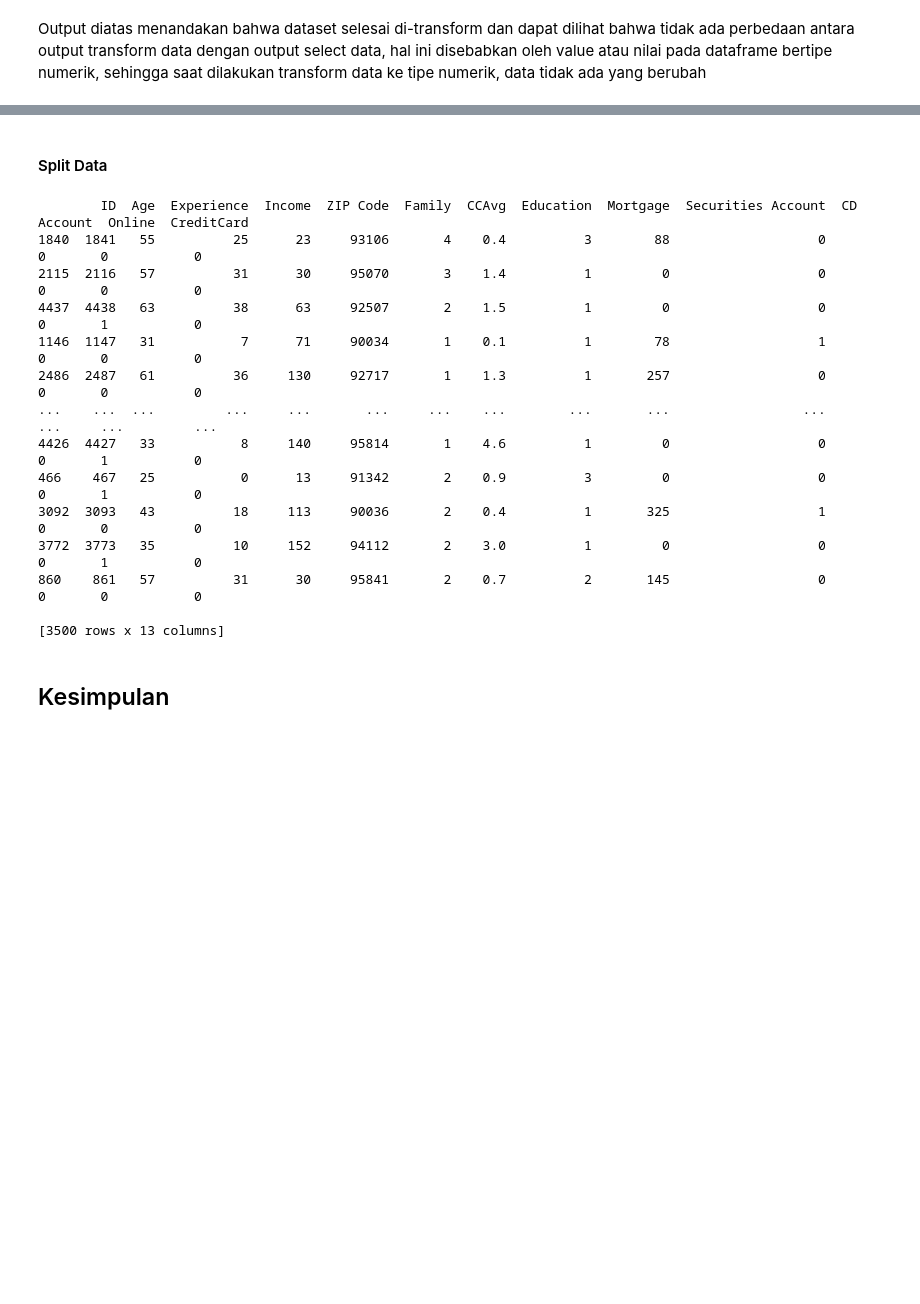
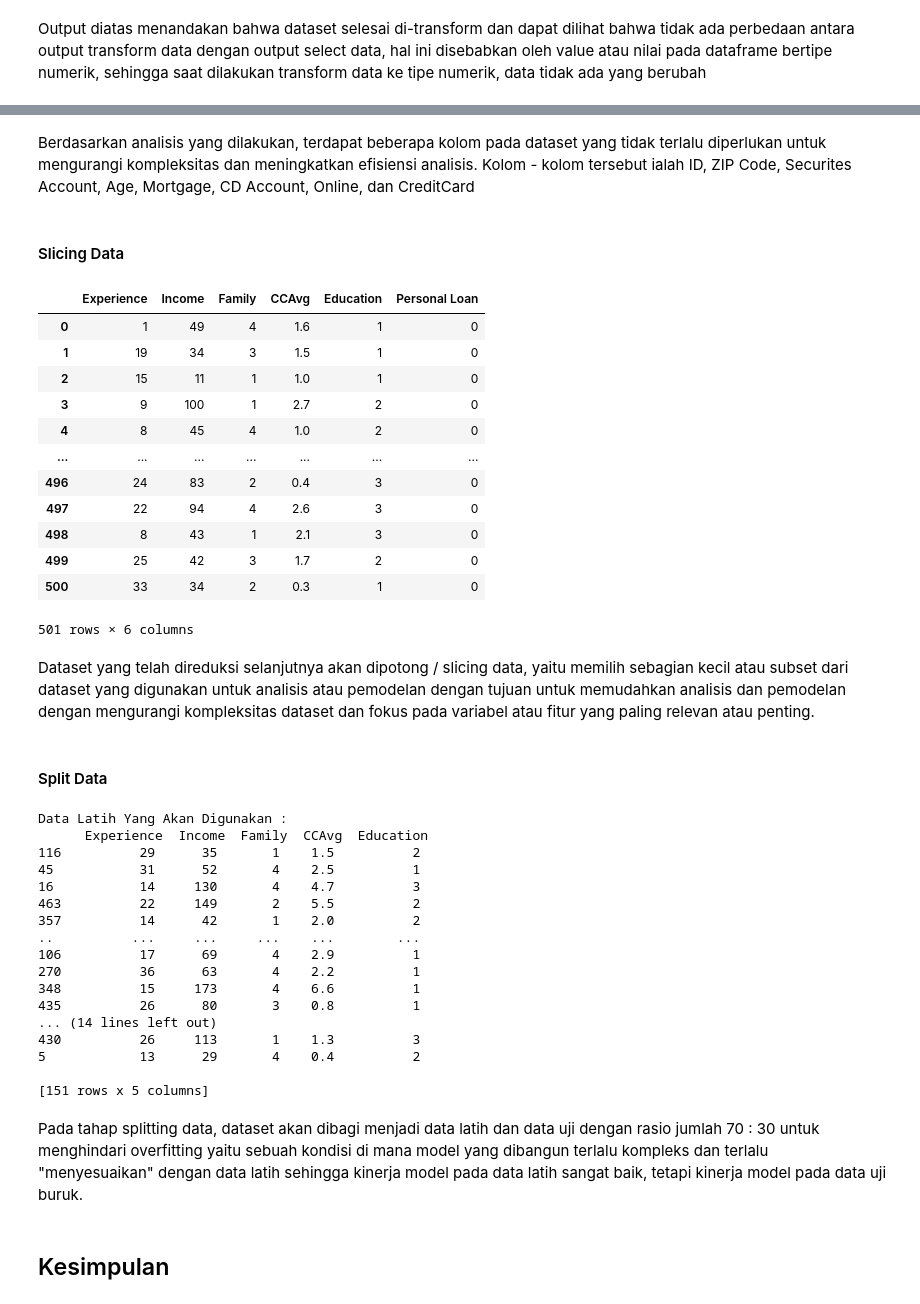
Before and after one commit to Daivageralda/posttest2-datamining, a Jupyter notebook: 2109116038_Post_Test_2_Raihan_Daiva_Geralda.ipynb, the cells around one changed output, grey strips where cells are left out. Drawn from its saved outputs; the diff is of its cells as text; code cells hidden in the pictures; blank space fills up the shorter version.

```diff
--- a/2109116038_Post_Test_2_Raihan_Daiva_Geralda.ipynb
+++ b/2109116038_Post_Test_2_Raihan_Daiva_Geralda.ipynb
@@ -588,26 +609,55 @@ Output diatas menandakan bahwa dataset selesai di-transform dan dapat dilihat ba
+# %% [markdown]
+Berdasarkan analisis yang dilakukan, terdapat beberapa kolom pada dataset yang tidak terlalu diperlukan untuk mengurangi kompleksitas dan meningkatkan efisiensi analisis. Kolom - kolom tersebut ialah ID, ZIP Code, Securites Account, Age, Mortgage, CD Account, Online, dan CreditCard
+# %% [markdown]
+#### Slicing Data
+# %%
+data = data.iloc[0:501,:]
+data
+# %% [output]
+|  | Experience | Income | Family | CCAvg | Education | Personal Loan |
+| 0 | 1 | 49 | 4 | 1.6 | 1 | 0 |
+| 1 | 19 | 34 | 3 | 1.5 | 1 | 0 |
+| 2 | 15 | 11 | 1 | 1.0 | 1 | 0 |
+| 3 | 9 | 100 | 1 | 2.7 | 2 | 0 |
+| 4 | 8 | 45 | 4 | 1.0 | 2 | 0 |
+| ... | ... | ... | ... | ... | ... | ... |
+| 496 | 24 | 83 | 2 | 0.4 | 3 | 0 |
+| 497 | 22 | 94 | 4 | 2.6 | 3 | 0 |
+| 498 | 8 | 43 | 1 | 2.1 | 3 | 0 |
+| 499 | 25 | 42 | 3 | 1.7 | 2 | 0 |
+| 500 | 33 | 34 | 2 | 0.3 | 1 | 0 |
+501 rows × 6 columns
+# %% [markdown]
+Dataset yang telah direduksi selanjutnya akan dipotong / slicing data, yaitu memilih sebagian kecil atau subset dari dataset yang digunakan untuk analisis atau pemodelan dengan tujuan untuk memudahkan analisis dan pemodelan dengan mengurangi kompleksitas dataset dan fokus pada variabel atau fitur yang paling relevan atau penting.
 # %% [markdown]
 #### Split Data
 # %%
 from sklearn.model_selection import train_test_split
-x = df3.drop('Personal Loan',axis=1)
-y = df3['Personal Loan']
+x = data.drop('Personal Loan',axis=1)
+y = data['Personal Loan']
 x_train, x_test, y_train, y_test = train_test_split(x, y, test_size=0.3, random_state=42)
-print(x_train)
+print("Data Latih Yang Akan Digunakan :\n",x_train)
+print("Data Uji Yang Akan Digunakan :\n",x_test)
 # %% [output]
-        ID  Age  Experience  Income  ZIP Code  Family  CCAvg  Education  Mortgage  Securities Account  CD Account  Online  CreditCard
-1840  1841   55          25      23     93106       4    0.4          3        88                   0           0       0           0
-2115  2116   57          31      30     95070       3    1.4          1         0                   0           0       0           0
-4437  4438   63          38      63     92507       2    1.5          1         0                   0           0       1           0
-1146  1147   31           7      71     90034       1    0.1          1        78                   1           0       0           0
-2486  2487   61          36     130     92717       1    1.3          1       257                   0           0       0           0
-...    ...  ...         ...     ...       ...     ...    ...        ...       ...                 ...         ...     ...         ...
-4426  4427   33           8     140     95814       1    4.6          1         0                   0           0       1           0
-466    467   25           0      13     91342       2    0.9          3         0                   0           0       1           0
-3092  3093   43          18     113     90036       2    0.4          1       325                   1           0       0           0
-3772  3773   35          10     152     94112       2    3.0          1         0                   0           0       1           0
-860    861   57          31      30     95841       2    0.7          2       145                   0           0       0           0
+Data Latih Yang Akan Digunakan :
+      Experience  Income  Family  CCAvg  Education
+116          29      35       1    1.5          2
+45           31      52       4    2.5          1
+16           14     130       4    4.7          3
+463          22     149       2    5.5          2
+357          14      42       1    2.0          2
+..          ...     ...     ...    ...        ...
+106          17      69       4    2.9          1
+270          36      63       4    2.2          1
+348          15     173       4    6.6          1
+435          26      80       3    0.8          1
+... (14 lines left out)
+430          26     113       1    1.3          3
+5            13      29       4    0.4          2
 
-[3500 rows x 13 columns]
+[151 rows x 5 columns]
+# %% [markdown]
+Pada tahap splitting data, dataset akan dibagi menjadi data latih dan data uji dengan rasio jumlah 70 : 30 untuk menghindari overfitting yaitu sebuah kondisi di mana model yang dibangun terlalu kompleks dan terlalu "menyesuaikan" dengan data latih sehingga kinerja model pada data latih sangat baik, tetapi kinerja model pada data uji buruk.
 # %% [markdown]
 ## Kesimpulan
 # %% [markdown]
```
Also changed, not shown: parts of 4 cells of this notebook.
